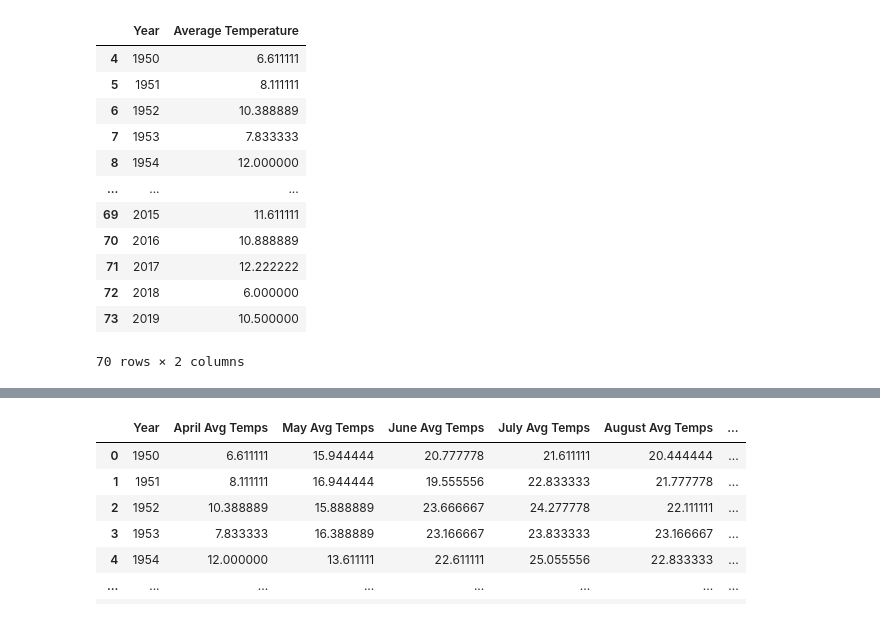
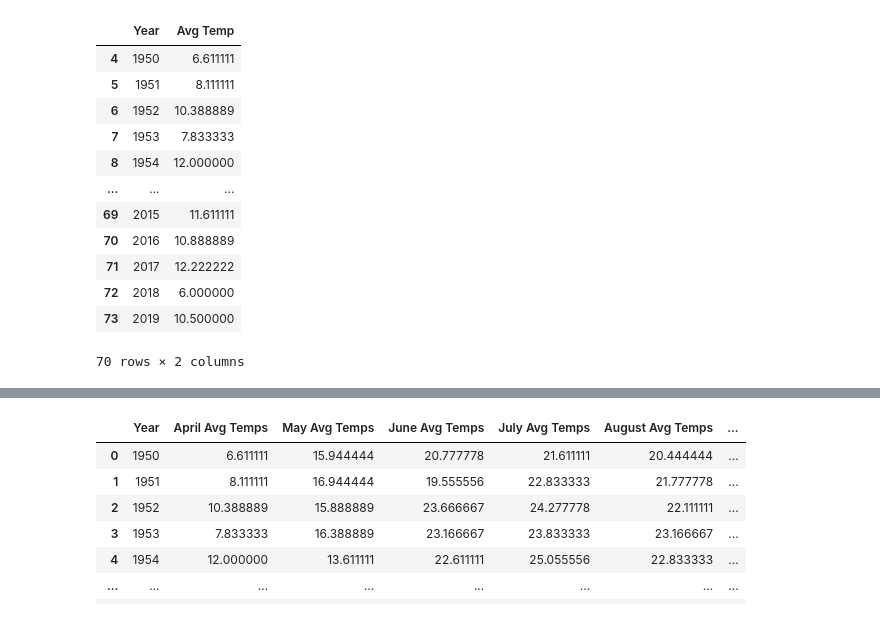
Before and after one commit to laniepreston/CapstoneCode, a Jupyter notebook: regression_models_2.ipynb, the cells around one changed output, grey strips where cells are left out. Cells and saved outputs as stored; diff of their text form; code cells hidden in the pictures.

```diff
--- a/regression_models_2.ipynb
+++ b/regression_models_2.ipynb
@@ -5,17 +11,17 @@ import requests
 # %%
 def format_mth(mth):
     mth = mth.drop(mth.index[:4])
-    mth.columns = ['Year', 'Average Temperature']
+    mth.columns = ['Year', 'Avg Temp']
     mth['Year'] = mth['Year'].str[:4].astype(int)
-    mth['Average Temperature'] = mth['Average Temperature'].apply(lambda x: (float(x)-32)*(5/9))
+    mth['Avg Temp'] = mth['Avg Temp'].apply(lambda x: (float(x)-32)*(5/9))
     return mth
 # %%
-april=pd.read_csv('262-tavg-1-5-1950-2019.csv')
+april=pd.read_csv('262-tavg-1-4-1950-2019.csv')
 april = april.drop(' April', axis=1)
 april = format_mth(april)
 april
 # %% [output]
-|  | Year | Average Temperature |
+|  | Year | Avg Temp |
 | 4 | 1950 | 6.611111 |
 | 5 | 1951 | 8.111111 |
 | 6 | 1952 | 10.388889 |
```
Also changed, not shown: parts of 25 cells of this notebook, 7 other files.
